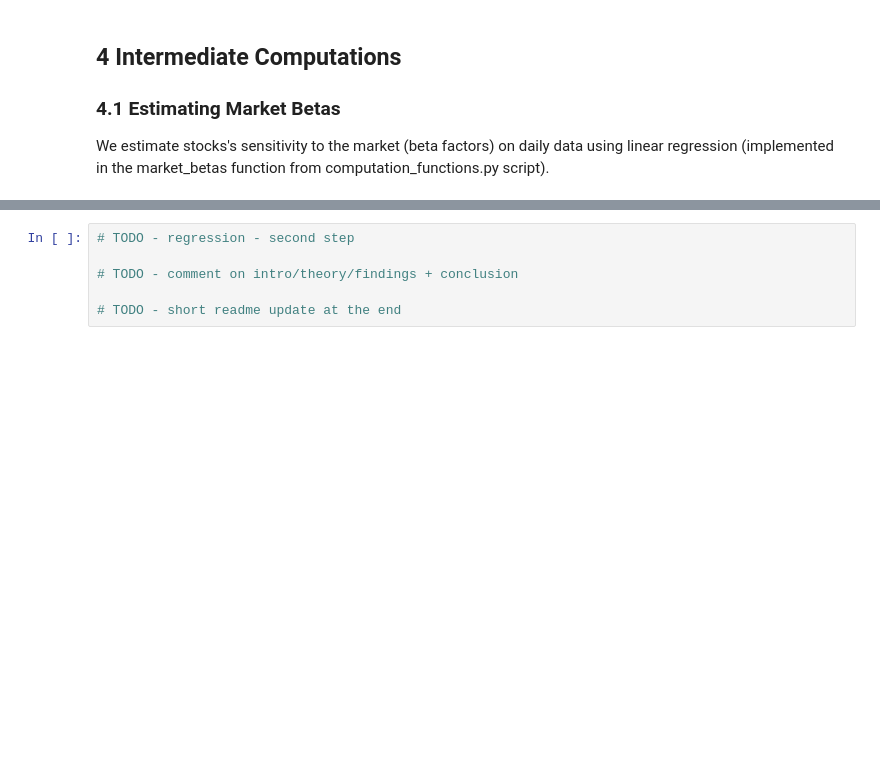
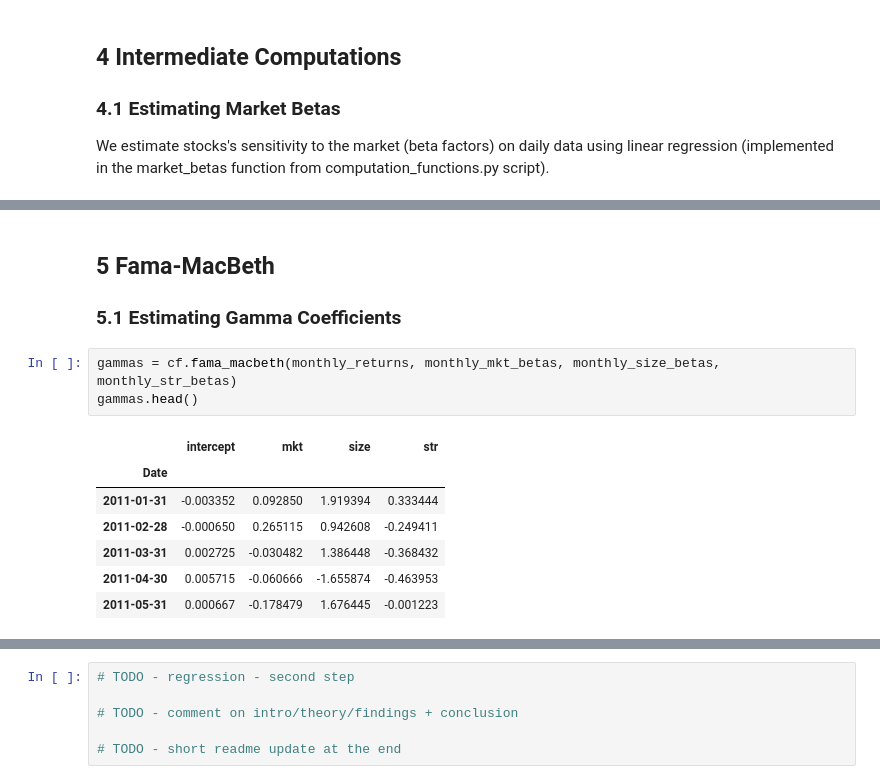
Before and after one commit to tigerbroko/Nova-SBE-Introduction-to-Programming, a Jupyter notebook: Intro-to-Programming-Project.ipynb, the cells around one changed output, grey strips where cells are left out. Saved outputs shown, nothing was run; the diff lists cells and outputs as text; blank space fills up the shorter version.

```diff
--- a/Intro-to-Programming-Project.ipynb
+++ b/Intro-to-Programming-Project.ipynb
@@ -342,0 +286,14 @@ results
+# %% [markdown]
+## 5 Fama-MacBeth
+### 5.1 Estimating Gamma Coefficients
+# %%
+gammas = cf.fama_macbeth(monthly_returns, monthly_mkt_betas, monthly_size_betas, monthly_str_betas)
+gammas.head()
+# %% [output]
+|  | intercept | mkt | size | str |
+| Date |  |  |  |  |
+| 2011-01-31 | -0.003352 | 0.092850 | 1.919394 | 0.333444 |
+| 2011-02-28 | -0.000650 | 0.265115 | 0.942608 | -0.249411 |
+| 2011-03-31 | 0.002725 | -0.030482 | 1.386448 | -0.368432 |
+| 2011-04-30 | 0.005715 | -0.060666 | -1.655874 | -0.463953 |
+| 2011-05-31 | 0.000667 | -0.178479 | 1.676445 | -0.001223 |
```
Also changed, not shown: parts of 23 cells of this notebook.
